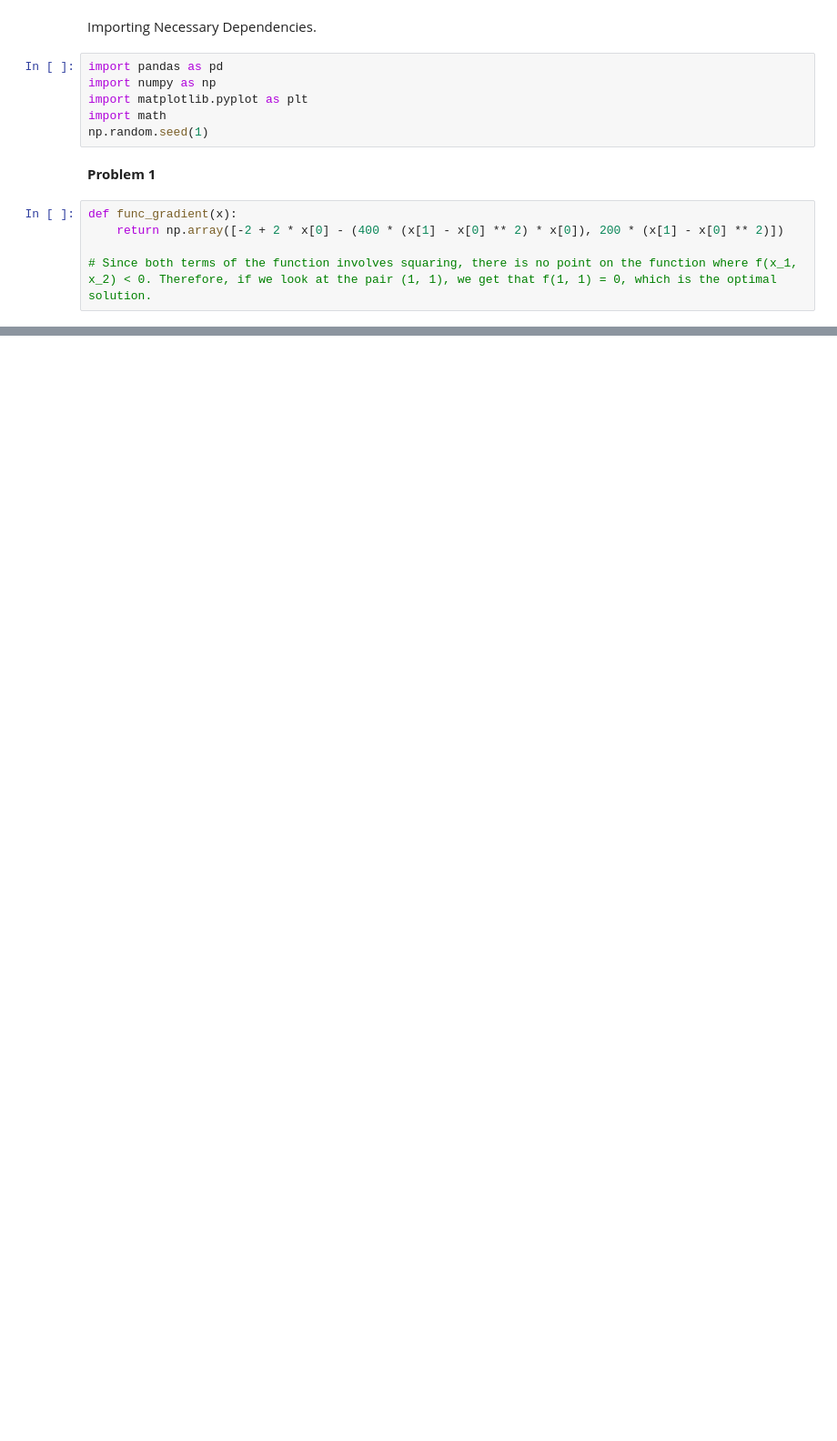
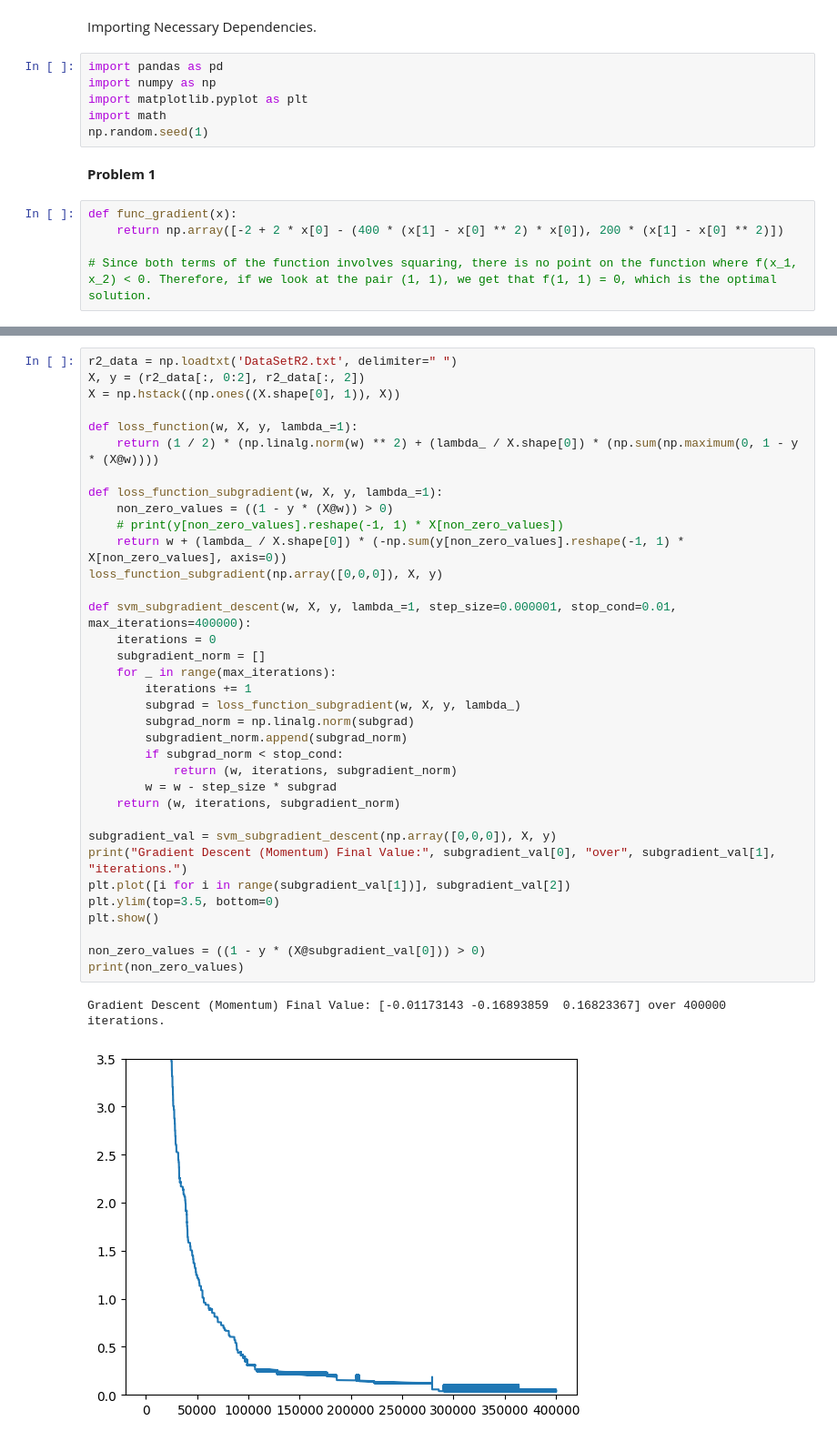
Before and after one commit to Sabuchan123/Homework-Repository, a Jupyter notebook: MTH566-HW-3-Folder/MTH566-HW-3.ipynb, the cells around one changed output, grey strips where cells are left out. Shown at 91% size. Saved outputs shown, nothing was run; the diff lists cells and outputs as text; blank space fills up the shorter version.

```diff
--- a/MTH566-HW-3-Folder/MTH566-HW-3.ipynb
+++ b/MTH566-HW-3-Folder/MTH566-HW-3.ipynb
@@ -112,0 +128,38 @@ Gradient Descent (Momentum) Final Value: [0.98907823 0.97823514] over 33674 iter
+# %%
+r2_data = np.loadtxt('DataSetR2.txt', delimiter=" ")
+X, y = (r2_data[:, 0:2], r2_data[:, 2])
+X = np.hstack((np.ones((X.shape[0], 1)), X))
+
+def loss_function(w, X, y, lambda_=1):
+    return (1 / 2) * (np.linalg.norm(w) ** 2) + (lambda_ / X.shape[0]) * (np.sum(np.maximum(0, 1 - y * (X@w))))
+
+def loss_function_subgradient(w, X, y, lambda_=1):
+    non_zero_values = ((1 - y * (X@w)) > 0)
+    # print(y[non_zero_values].reshape(-1, 1) * X[non_zero_values])
+    return w + (lambda_ / X.shape[0]) * (-np.sum(y[non_zero_values].reshape(-1, 1) * X[non_zero_values], axis=0))
+loss_function_subgradient(np.array([0,0,0]), X, y)
+
+def svm_subgradient_descent(w, X, y, lambda_=1, step_size=0.000001, stop_cond=0.01, max_iterations=400000):
+    iterations = 0
+    subgradient_norm = []
+    for _ in range(max_iterations):
+        iterations += 1
+        subgrad = loss_function_subgradient(w, X, y, lambda_)
+        subgrad_norm = np.linalg.norm(subgrad)
+        subgradient_norm.append(subgrad_norm)
+        if subgrad_norm < stop_cond:
+            return (w, iterations, subgradient_norm)
+        w = w - step_size * subgrad
+    return (w, iterations, subgradient_norm)
+
+subgradient_val = svm_subgradient_descent(np.array([0,0,0]), X, y)
+print("Gradient Descent (Momentum) Final Value:", subgradient_val[0], "over", subgradient_val[1], "iterations.")
+plt.plot([i for i in range(subgradient_val[1])], subgradient_val[2])
+plt.ylim(top=3.5, bottom=0)
+plt.show()
+
+non_zero_values = ((1 - y * (X@subgradient_val[0])) > 0)
+print(non_zero_values)
+# %% [output]
+Gradient Descent (Momentum) Final Value: [-0.01173143 -0.16893859  0.16823367] over 400000 iterations.
+[figure, added]
```
Also changed, not shown: parts of 7 cells of this notebook, 1 other file.
